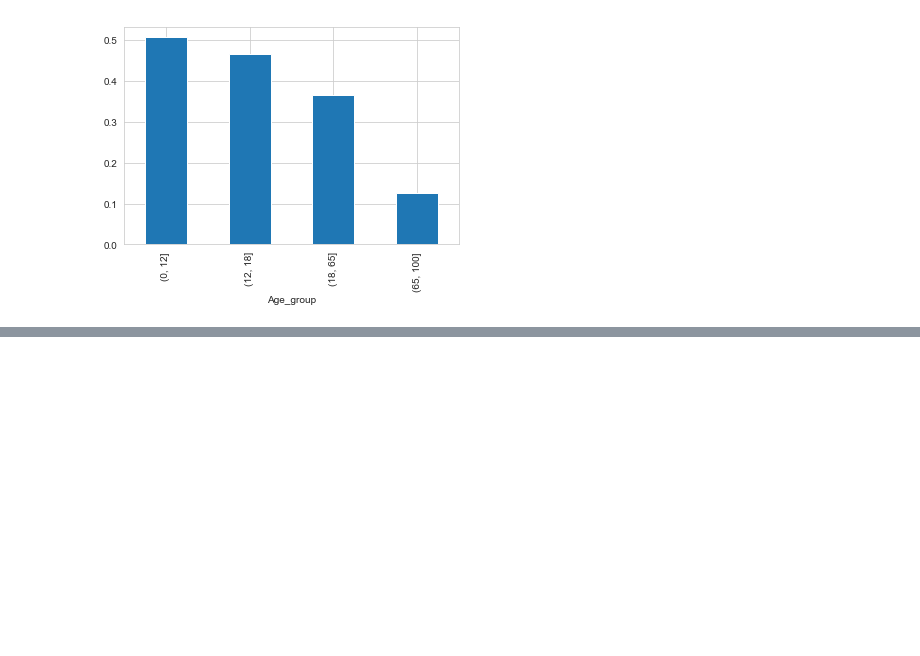
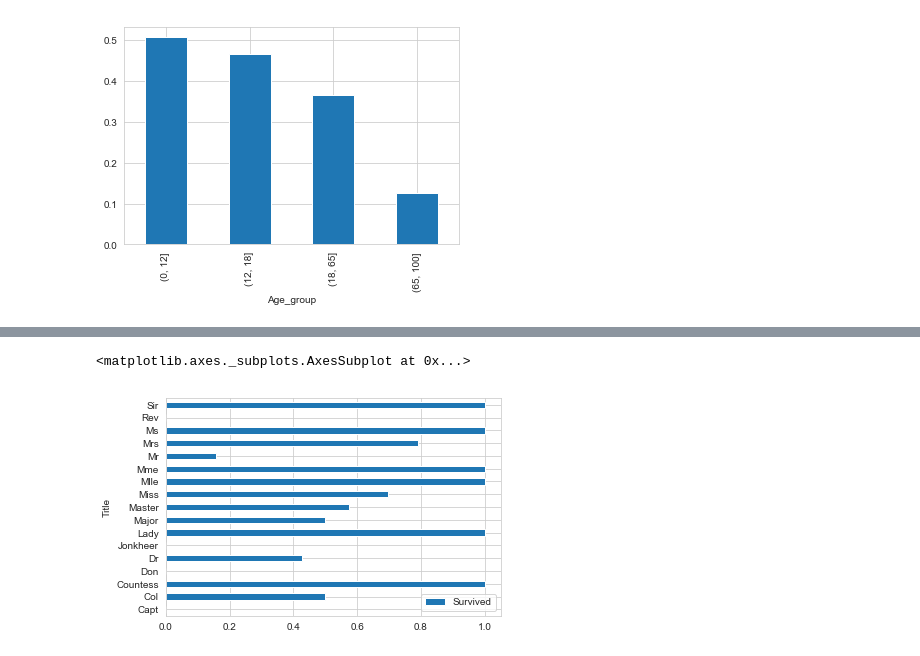
Before and after one commit to QQYES/kaggle_titanic, a Jupyter notebook: titanic_advanced.ipynb, the cells around one changed output, grey strips where cells are left out. Cells and saved outputs as stored; diff of their text form; code cells hidden in the pictures; blank space fills up the shorter version.

```diff
--- a/titanic_advanced.ipynb
+++ b/titanic_advanced.ipynb
@@ -235,3 +235,6 @@ by_age.plot(kind = 'bar')
 # %% [output]
 <matplotlib.axes._subplots.AxesSubplot at 0x...>
 [figure]
+# %%
+train_data['Title'] = train_data['Name'].str.extract(' ([A-Za-z]+)\.',expand=False)
+pd.crosstab(train_data['Title'],train_data['Sex'])
@@ -237,0 +261,5 @@ by_age.plot(kind = 'bar')
+# %%
+train_data[['Title','Survived']].groupby(['Title']).mean().plot.barh()
+# %% [output]
+<matplotlib.axes._subplots.AxesSubplot at 0x...>
+[figure, added]
```
Also changed, not shown: parts of 7 cells of this notebook.
